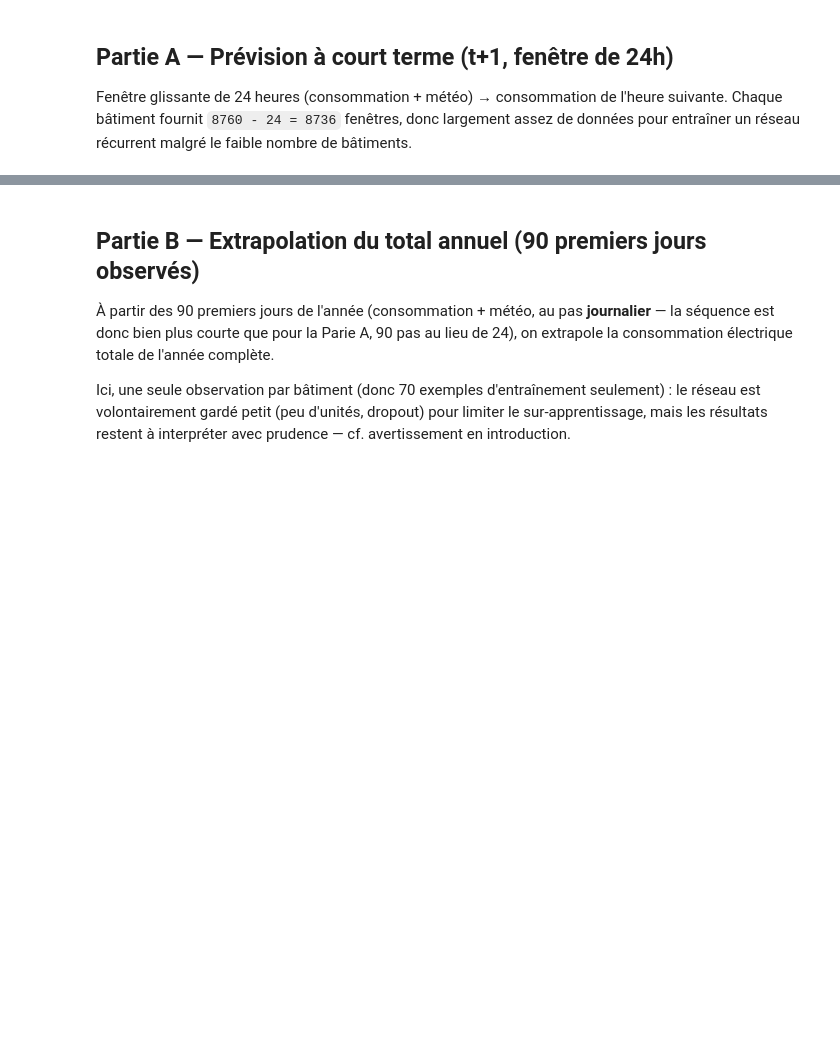
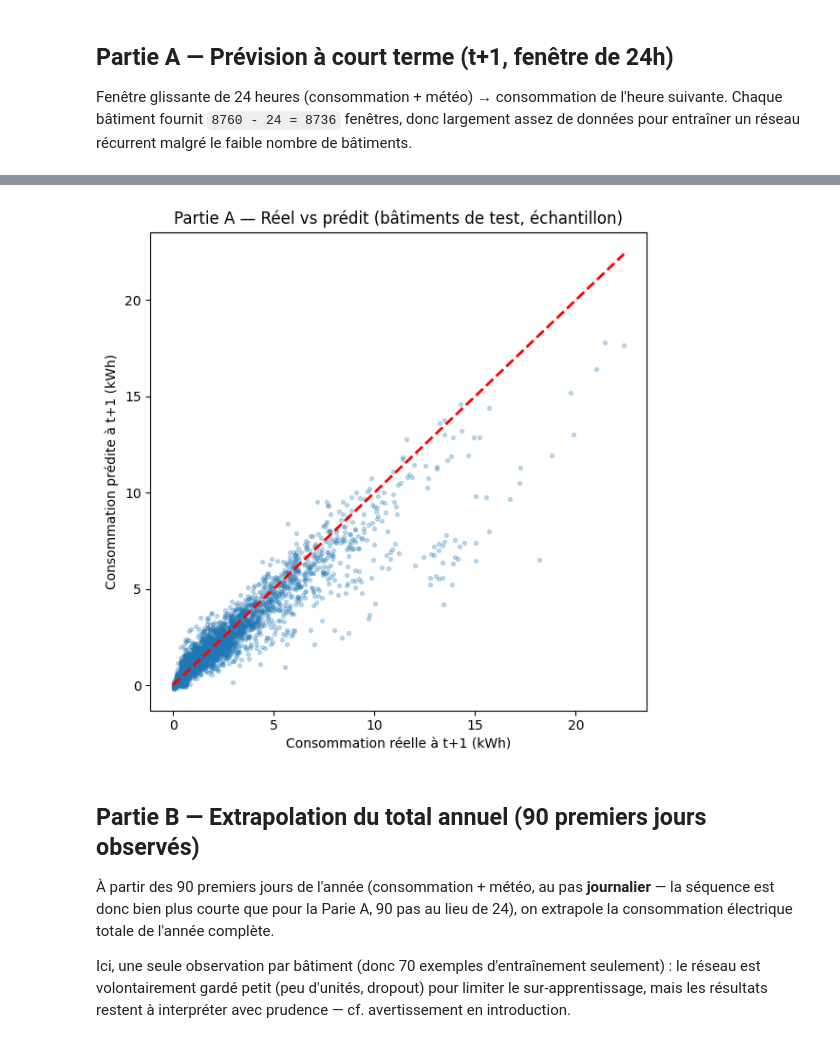
Before and after one commit to BOUBAKERAMDY/FlexiMax, a Jupyter notebook: notebooks/06_timeseries/rnn_mlp_hybrid_electricite.ipynb, the cells around one changed output, grey strips where cells are left out. Drawn from its saved outputs; the diff is of its cells as text; code cells hidden in the pictures; blank space fills up the shorter version.

```diff
--- a/notebooks/06_timeseries/rnn_mlp_hybrid_electricite.ipynb
+++ b/notebooks/06_timeseries/rnn_mlp_hybrid_electricite.ipynb
@@ -248,18 +309,19 @@ df_metrics_a.round(4)
 # %%
 rng_plot = np.random.default_rng(RANDOM_STATE)
 n_points = 3000
 sample = rng_plot.choice(len(ya_test), size=min(n_points, len(ya_test)), replace=False)
 
 fig, ax = plt.subplots(figsize=(6, 6))
 ax.scatter(ya_test[sample], pred_test_a[sample], alpha=0.25, s=8)
 lim = [0, max(ya_test[sample].max(), pred_test_a[sample].max())]
 ax.plot(lim, lim, "r--", linewidth=2)
 ax.set_xlabel("Consommation réelle à t+1 (kWh)")
 ax.set_ylabel("Consommation prédite à t+1 (kWh)")
-ax.set_title("Tâche A — Réel vs prédit (bâtiments de test, échantillon)")
+ax.set_title("Partie A — Réel vs prédit (bâtiments de test, échantillon)")
 plt.tight_layout()
-plt.savefig(FIGURES / "rnn_mlp_tacheA_scatter.png", dpi=150, bbox_inches="tight")
 plt.show()
+# %% [output]
+[figure, added]
 # %% [markdown]
 ## Partie B — Extrapolation du total annuel (90 premiers jours observés)
 
```
Also changed, not shown: parts of 13 cells of this notebook.
